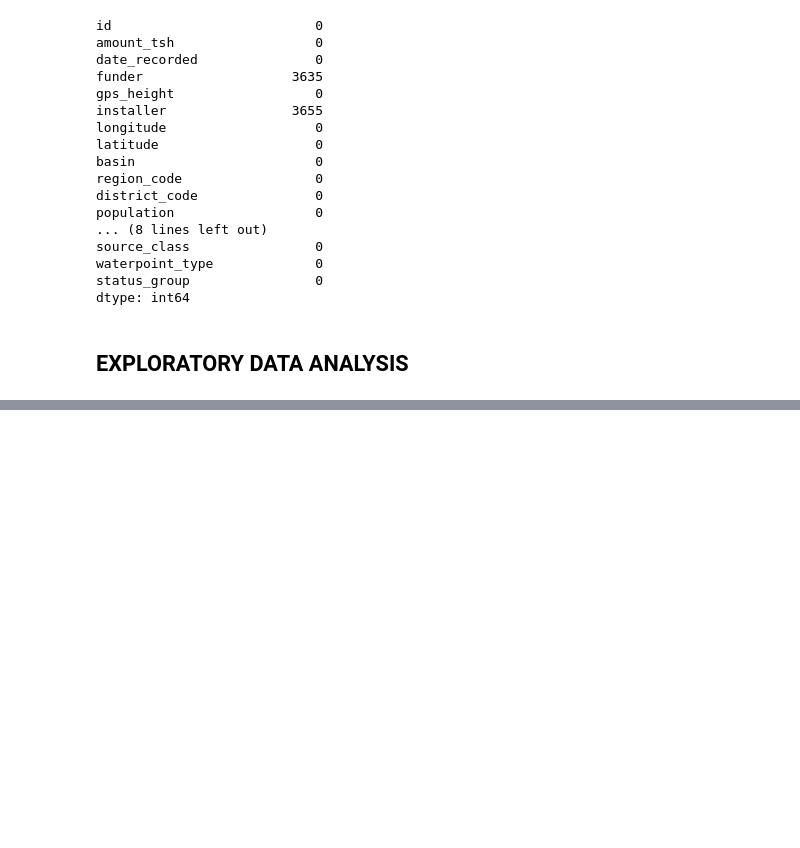
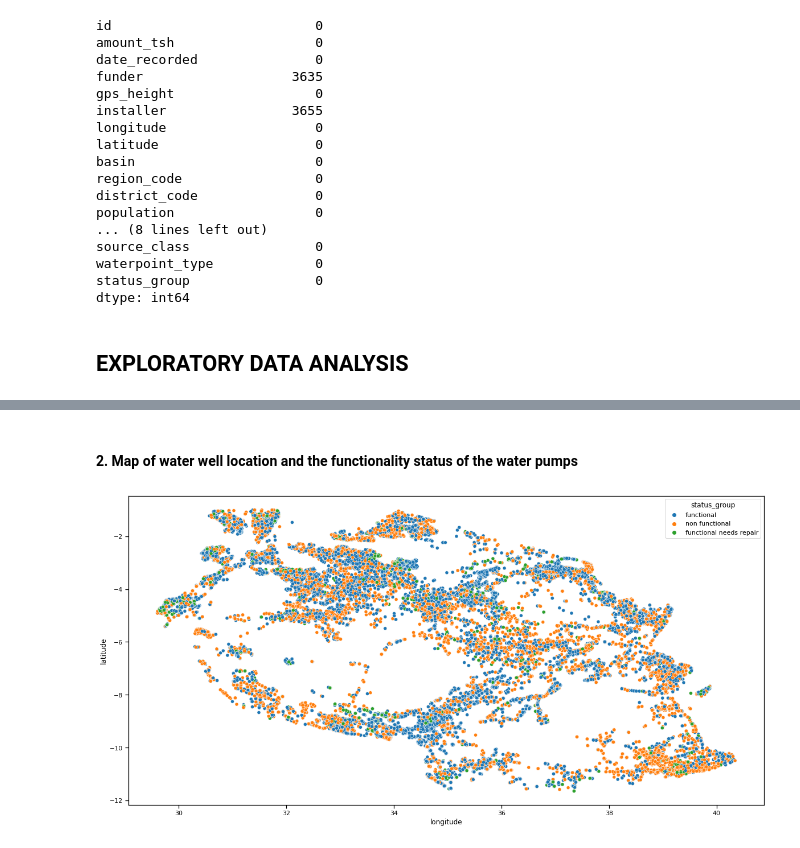
Before and after one commit to pianch/Tanzania_water_pumps_functionality, a Jupyter notebook: index.ipynb, the cells around one changed output, grey strips where cells are left out. Cells and saved outputs as stored; diff of their text form; code cells hidden in the pictures; blank space fills up the shorter version.

Commit message:
Exploratory Data analysis

```diff
--- a/index.ipynb
+++ b/index.ipynb
@@ -300,0 +301,8 @@ dtype: int64
+# %% [markdown]
+#### **2. Map of water well location and the functionality status of the water pumps**
+# %%
+fig, ax  = plt.subplots(figsize=(20,10))
+loc_data = train_data.loc[(train_data.longitude>0) & (train_data.latitude<0)]
+sns.scatterplot(data=loc_data, x="longitude", y="latitude", hue="status_group", ax=ax);
+# %% [output]
+[figure, added]
```
Also changed, not shown: parts of 10 cells of this notebook.
